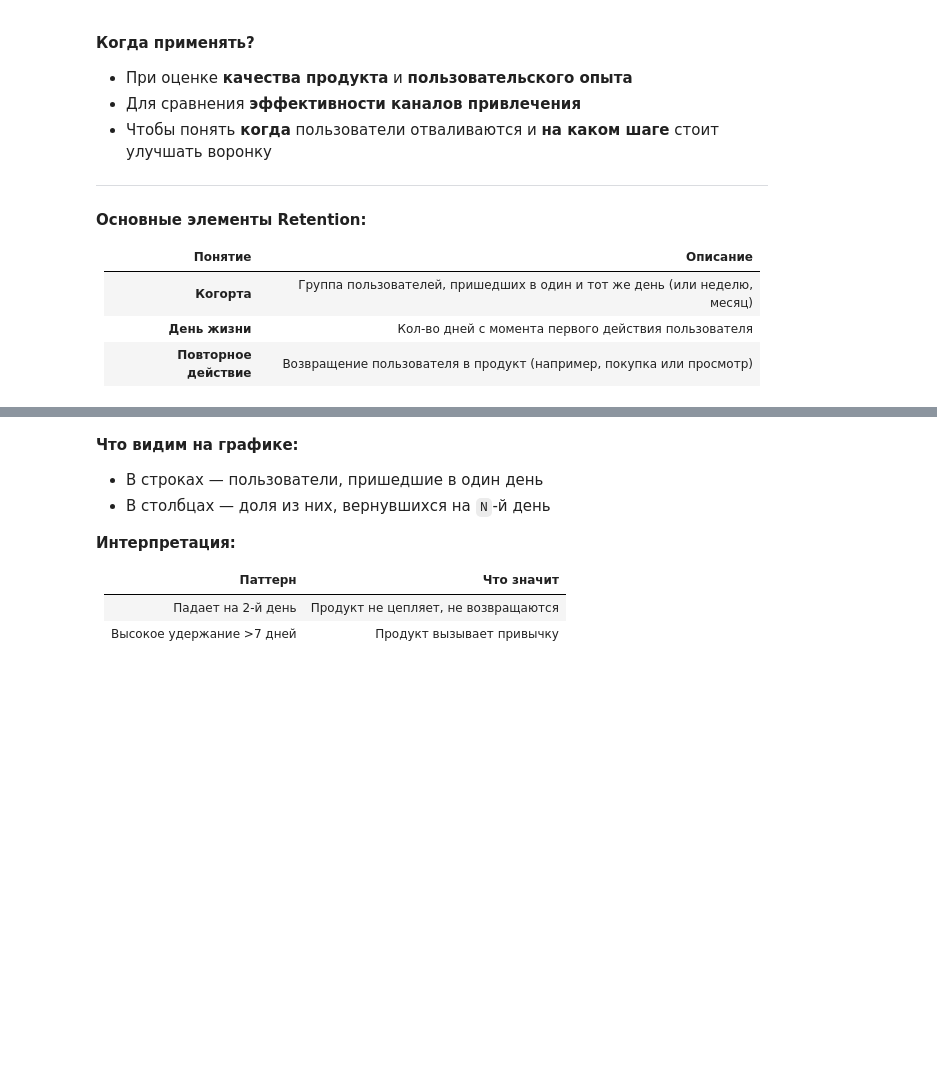
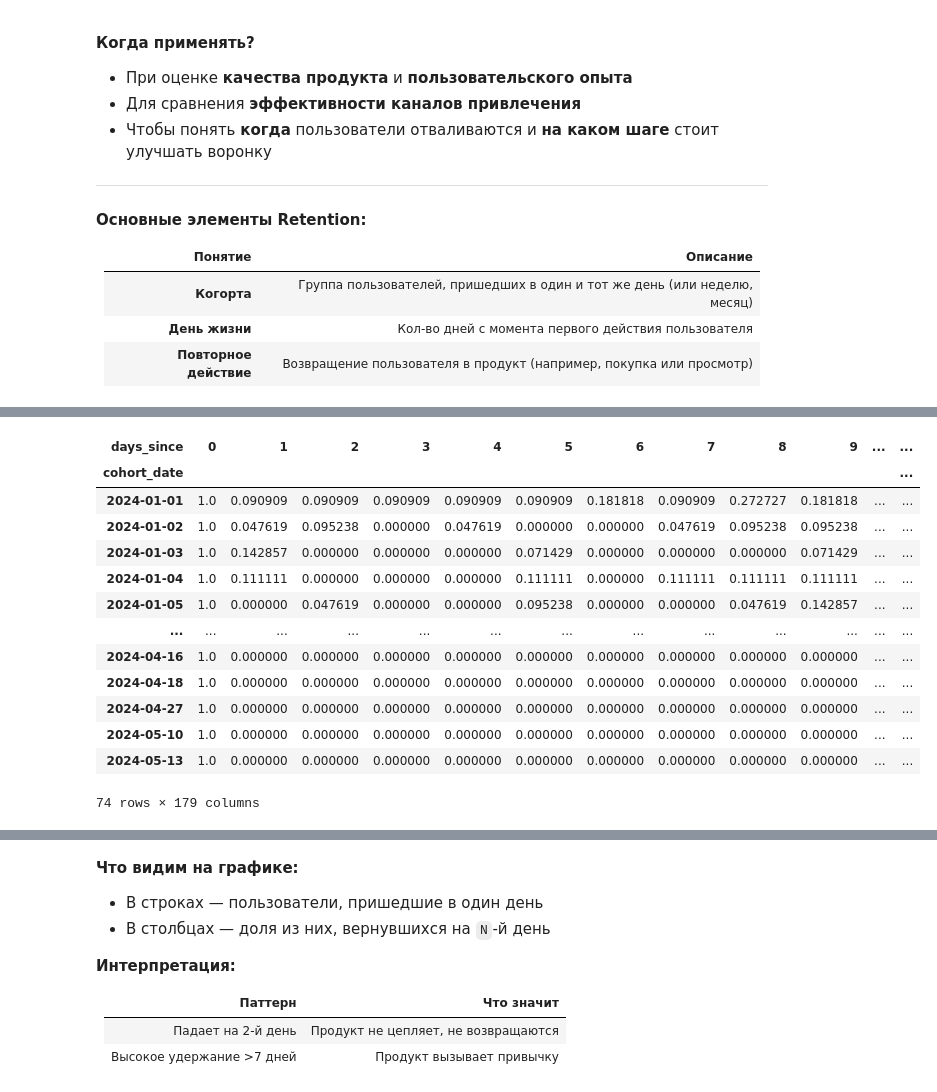
Before and after one commit to cpython-projects/da_2603, a Jupyter notebook: lesson_24.ipynb, the cells around one changed output, grey strips where cells are left out. Drawn from its saved outputs; the diff is of its cells as text; code cells hidden in the pictures; blank space fills up the shorter version.

```diff
--- a/lesson_24.ipynb
+++ b/lesson_24.ipynb
@@ -324,0 +719,17 @@ rfm["RFM_score"] = rfm["R"].astype(str) + rfm["F"].astype(str) + rfm["M"].astype
+# %%
+# В SQL формируем таблицу с датами событий
+query = """
+SELECT orders_log.user_uuid,
+       users.cohort_date,
+       orders_log.order_time
+FROM orders_log
+JOIN
+(
+    SELECT user_uuid, MIN(order_time) AS cohort_date
+    FROM orders_log
+    GROUP BY user_uuid
+) users
+   ON orders_log.user_uuid = users.user_uuid
+"""
+df = pd.read_sql(text(query), engine)
+df
@@ -324,0 +750,29 @@ rfm["RFM_score"] = rfm["R"].astype(str) + rfm["F"].astype(str) + rfm["M"].astype
+# %%
+# Retention в Pandas
+df['cohort_date'] = pd.to_datetime(df['cohort_date'])
+df['order_time'] = pd.to_datetime(df['order_time'])
+
+df['days_since'] = (df['order_time'] - df['cohort_date']).dt.days
+
+# Считаем уникальных пользователей по когортам и дням
+retention = df.groupby(['cohort_date', 'days_since'])['user_uuid'].nunique().unstack().fillna(0)
+
+# Преобразуем в проценты
+retention_pct = retention.div(retention[0], axis=0)
+# %%
+retention_pct
+# %% [output]
+| days_since | 0 | 1 | 2 | 3 | 4 | 5 | 6 | 7 | 8 | 9 | ... | ... |
+| cohort_date |  |  |  |  |  |  |  |  |  |  |  | ... |
+| 2024-01-01 | 1.0 | 0.090909 | 0.090909 | 0.090909 | 0.090909 | 0.090909 | 0.181818 | 0.090909 | 0.272727 | 0.181818 | ... | ... |
+| 2024-01-02 | 1.0 | 0.047619 | 0.095238 | 0.000000 | 0.047619 | 0.000000 | 0.000000 | 0.047619 | 0.095238 | 0.095238 | ... | ... |
+| 2024-01-03 | 1.0 | 0.142857 | 0.000000 | 0.000000 | 0.000000 | 0.071429 | 0.000000 | 0.000000 | 0.000000 | 0.071429 | ... | ... |
+| 2024-01-04 | 1.0 | 0.111111 | 0.000000 | 0.000000 | 0.000000 | 0.111111 | 0.000000 | 0.111111 | 0.111111 | 0.111111 | ... | ... |
+| 2024-01-05 | 1.0 | 0.000000 | 0.047619 | 0.000000 | 0.000000 | 0.095238 | 0.000000 | 0.000000 | 0.047619 | 0.142857 | ... | ... |
+| ... | ... | ... | ... | ... | ... | ... | ... | ... | ... | ... | ... | ... |
+| 2024-04-16 | 1.0 | 0.000000 | 0.000000 | 0.000000 | 0.000000 | 0.000000 | 0.000000 | 0.000000 | 0.000000 | 0.000000 | ... | ... |
+| 2024-04-18 | 1.0 | 0.000000 | 0.000000 | 0.000000 | 0.000000 | 0.000000 | 0.000000 | 0.000000 | 0.000000 | 0.000000 | ... | ... |
+| 2024-04-27 | 1.0 | 0.000000 | 0.000000 | 0.000000 | 0.000000 | 0.000000 | 0.000000 | 0.000000 | 0.000000 | 0.000000 | ... | ... |
+| 2024-05-10 | 1.0 | 0.000000 | 0.000000 | 0.000000 | 0.000000 | 0.000000 | 0.000000 | 0.000000 | 0.000000 | 0.000000 | ... | ... |
+| 2024-05-13 | 1.0 | 0.000000 | 0.000000 | 0.000000 | 0.000000 | 0.000000 | 0.000000 | 0.000000 | 0.000000 | 0.000000 | ... | ... |
+74 rows × 179 columns
```
Also changed, not shown: parts of 43 cells of this notebook.
